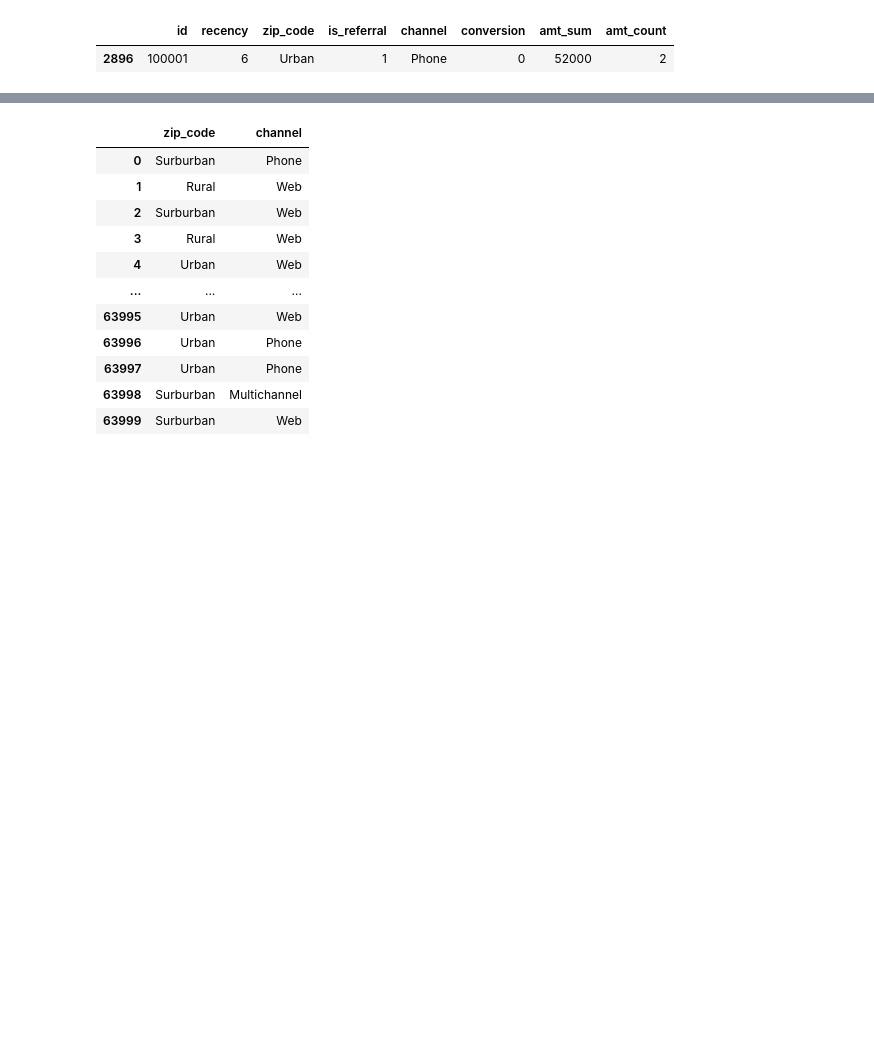
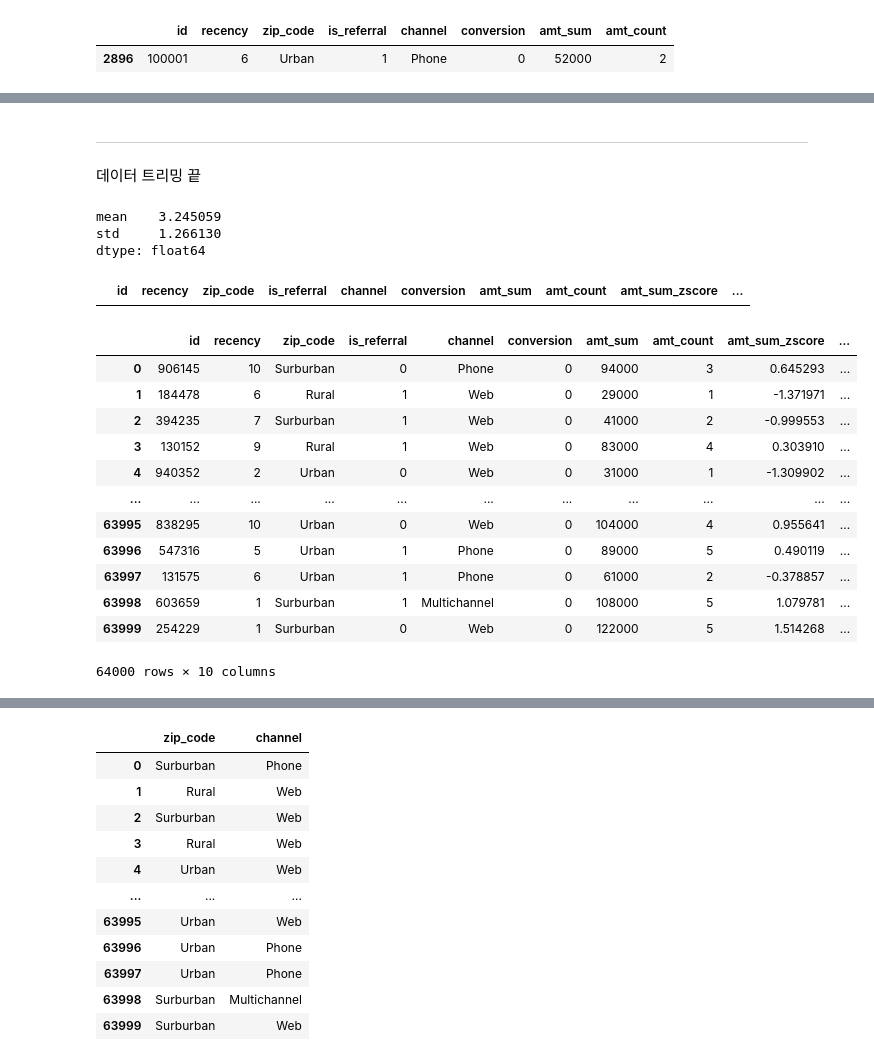
Before and after one commit to hyun111111/fintech_service_2nd, a Jupyter notebook: 05machine_learning/12지도학습_분류분석_KNN_SYM_프로모션 _효율예측분석.ipynb, the cells around one changed output, grey strips where cells are left out. Saved outputs shown, nothing was run; the diff lists cells and outputs as text; code cells hidden in the pictures; blank space fills up the shorter version.

```diff
--- a/05machine_learning/12지도학습_분류분석_KNN_SYM_프로모션 _효율예측분석.ipynb
+++ b/05machine_learning/12지도학습_분류분석_KNN_SYM_프로모션 _효율예측분석.ipynb
@@ -124,3 +156,6 @@ mem.loc[mem['id'] == 100001]
 # %% [output]
 |  | id | recency | zip_code | is_referral | channel | conversion | amt_sum | amt_count |
 | 2896 | 100001 | 6 | Urban | 1 | Phone | 0 | 52000 | 2 |
+# %%
+mem_info = mem.groupby('conversion')['amt_sum'].agg(['mean', 'std']).mean()
+mem_info
@@ -126,0 +306,12 @@ mem.loc[mem['id'] == 100001]
+# %% [markdown]
+----------------------
+데이터 트리밍 끝
+# %%
+mem['amt_sum_zscore'] = (mem['amt_sum'] - mem_info['mean'])/mem_info['std']
+# %%
+mem_info2 = mem.groupby('conversion')['amt_count'].agg(['mean', 'std']).mean()
+mem_info2
+# %% [output]
+mean    3.245059
+std     1.266130
+dtype: float64
@@ -126,0 +320,20 @@ mem.loc[mem['id'] == 100001]
+# %%
+mem[(mem['amt_count_zscore'] > 3) | (mem['amt_count_zscore'] < -3)]
+# %% [output]
+|  | id | recency | zip_code | is_referral | channel | conversion | amt_sum | amt_count | amt_sum_zscore | ... |
+# %%
+mem
+# %% [output]
+|  | id | recency | zip_code | is_referral | channel | conversion | amt_sum | amt_count | amt_sum_zscore | ... |
+| 0 | 906145 | 10 | Surburban | 0 | Phone | 0 | 94000 | 3 | 0.645293 | ... |
+| 1 | 184478 | 6 | Rural | 1 | Web | 0 | 29000 | 1 | -1.371971 | ... |
+| 2 | 394235 | 7 | Surburban | 1 | Web | 0 | 41000 | 2 | -0.999553 | ... |
+| 3 | 130152 | 9 | Rural | 1 | Web | 0 | 83000 | 4 | 0.303910 | ... |
+| 4 | 940352 | 2 | Urban | 0 | Web | 0 | 31000 | 1 | -1.309902 | ... |
+| ... | ... | ... | ... | ... | ... | ... | ... | ... | ... | ... |
+| 63995 | 838295 | 10 | Urban | 0 | Web | 0 | 104000 | 4 | 0.955641 | ... |
+| 63996 | 547316 | 5 | Urban | 1 | Phone | 0 | 89000 | 5 | 0.490119 | ... |
+| 63997 | 131575 | 6 | Urban | 1 | Phone | 0 | 61000 | 2 | -0.378857 | ... |
+| 63998 | 603659 | 1 | Surburban | 1 | Multichannel | 0 | 108000 | 5 | 1.079781 | ... |
+| 63999 | 254229 | 1 | Surburban | 0 | Web | 0 | 122000 | 5 | 1.514268 | ... |
+64000 rows × 10 columns
```
Also changed, not shown: parts of 87 cells of this notebook, 21 other files.
